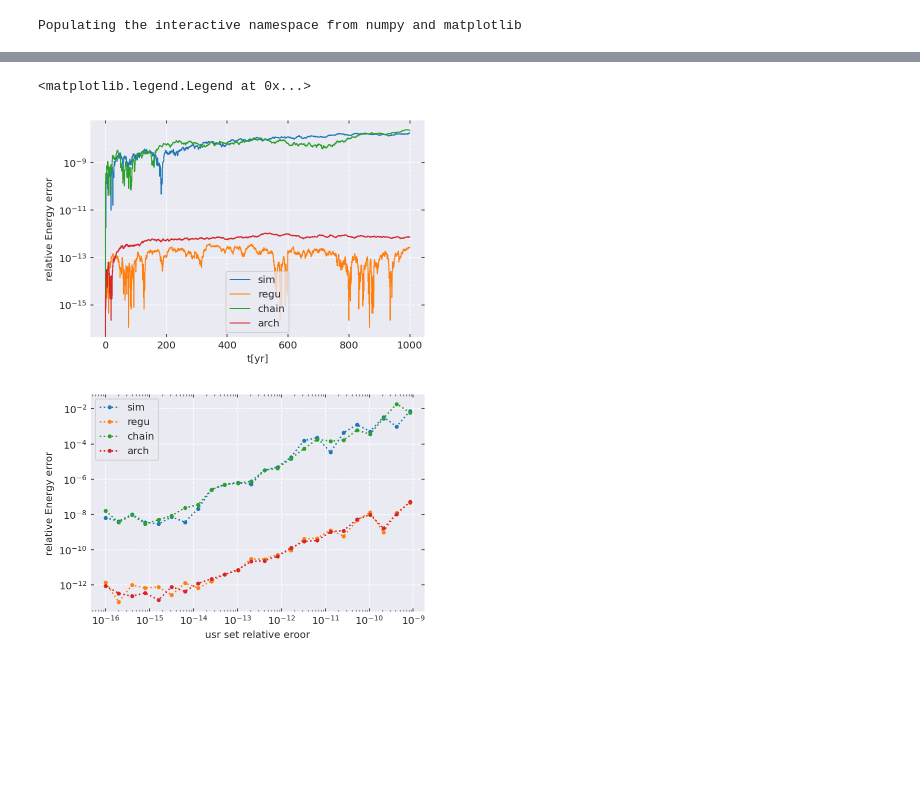
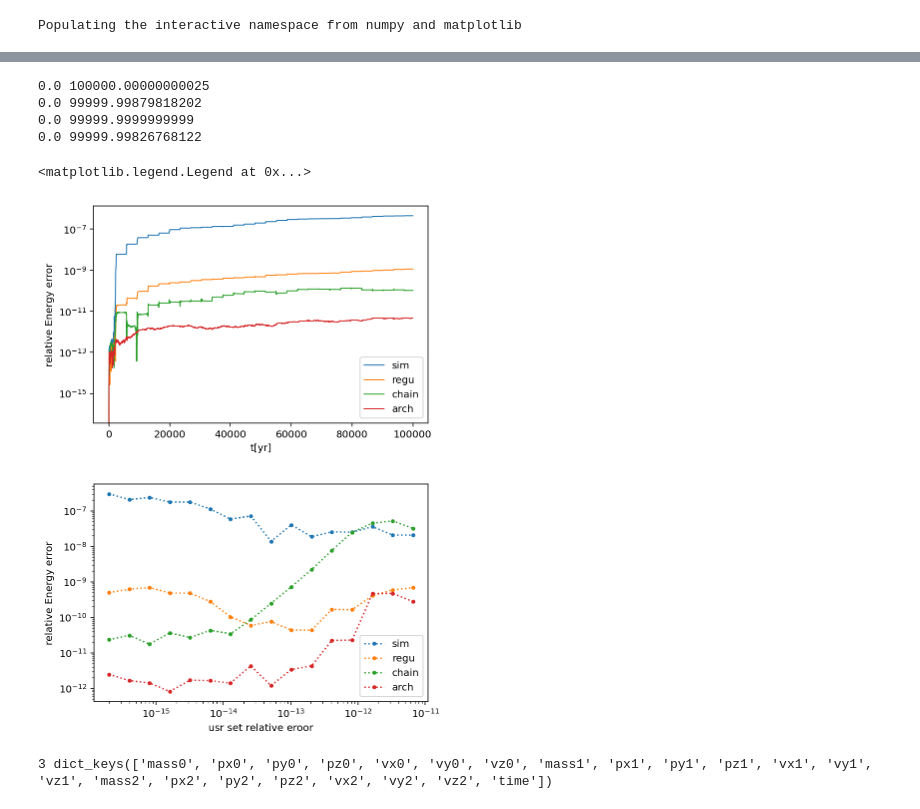
Before and after one commit to YihanWangAstro/SpaceHub, a Jupyter notebook: draw.ipynb, the cells around one changed output, grey strips where cells are left out. Saved outputs shown, nothing was run; the diff lists cells and outputs as text; code cells hidden in the pictures; blank space fills up the shorter version.

```diff
--- a/draw.ipynb
+++ b/draw.ipynb
@@ -186,7 +186,8 @@ for p in p_step:
     print("\n")
 # %%
 #sim_name = "test/regression_test/earth-system"
-sim_name = "build/two-body"
+sim_name = "build/kozai"
+#sim_name = "build/two-body"
 #sim_name = "build/earth-system"
 #sim_name = "test/regression_test/kozai"
 sim_suffix = ["sim", "regu", "chain", "arch"]
@@ -194,33 +195,38 @@ sim_suffix = ["sim", "regu", "chain", "arch"]
 #sim_suffix = ["regu", "arch"]
 
 fname = [sim_name + "-" + s for s in sim_suffix]
 
 t_err = [np.loadtxt(f + ".err", delimiter=",") for f in fname]
 
 err_scale = [np.loadtxt(f + ".scale") for f in fname]
 
 fig = plt.figure()
 for te, name in zip(t_err, sim_suffix):
     plt.plot(
         te[:, 0] / np.pi / 2, np.abs(te[:, 1]), "-", label=name, lw=1, markersize=1
     )
+    print(te[0,0]/(np.pi*2), te[-1,0]/(np.pi*2)  )
     plt.yscale("log")
     plt.xlabel("t[yr]")
     plt.ylabel("relative Energy error")
 plt.legend()
 #plt.xlim([180,190])
 #plt.savefig('DKD-err.png',dpi=192,bbox_inches='tight')
 
 fig = plt.figure()
 for e, name in zip(err_scale, sim_suffix):
     plt.plot(e[0, :], np.abs(e[1, :]), '.:',label=name)
     plt.xscale("log")
     plt.yscale("log")
     plt.xlabel("usr set relative eroor")
     plt.ylabel("relative Energy error")
 plt.legend()
 #plt.savefig('DKD-scale.png',dpi=192,bbox_inches='tight')
 # %% [output]
-<matplotlib.legend.Legend at 0x...>
+0.0 100000.00000000025
+0.0 99999.99879818202
+0.0 99999.9999999999
+0.0 99999.99826768122
+<matplotlib.legend.Legend at 0x...>
-[figure, old version]
+[figure, new version]
-[figure, old version]
+[figure, new version]
@@ -226,0 +236,4 @@ plt.legend()
+# %%
+print(p_num, traj.keys())
+# %% [output]
+3 dict_keys(['mass0', 'px0', 'py0', 'pz0', 'vx0', 'vy0', 'vz0', 'mass1', 'px1', 'py1', 'pz1', 'vx1', 'vy1', 'vz1', 'mass2', 'px2', 'py2', 'pz2', 'vx2', 'vy2', 'vz2', 'time'])
```
Also changed, not shown: parts of 9 cells of this notebook, 14 other files.
